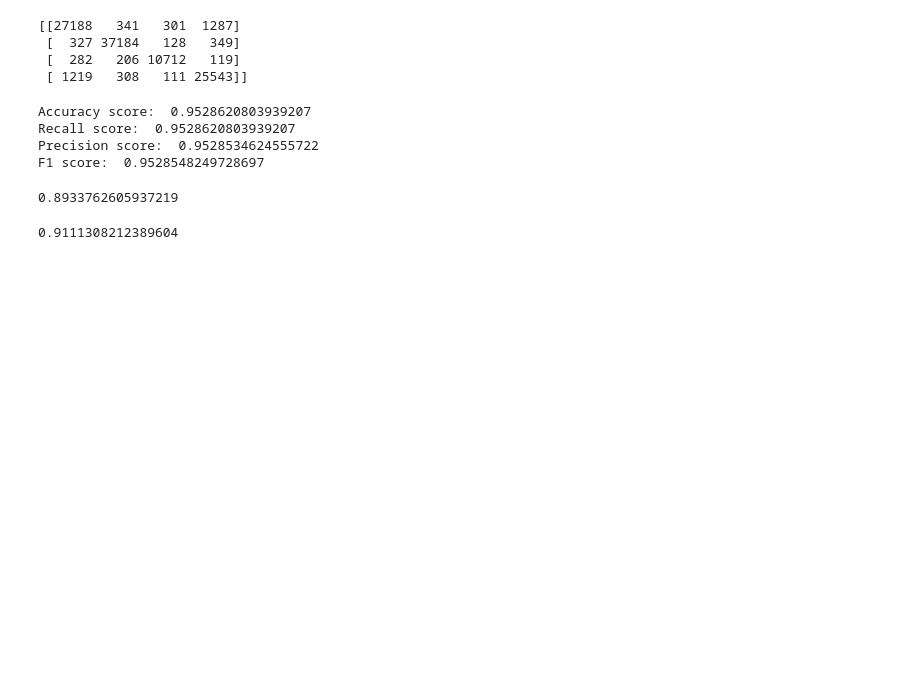
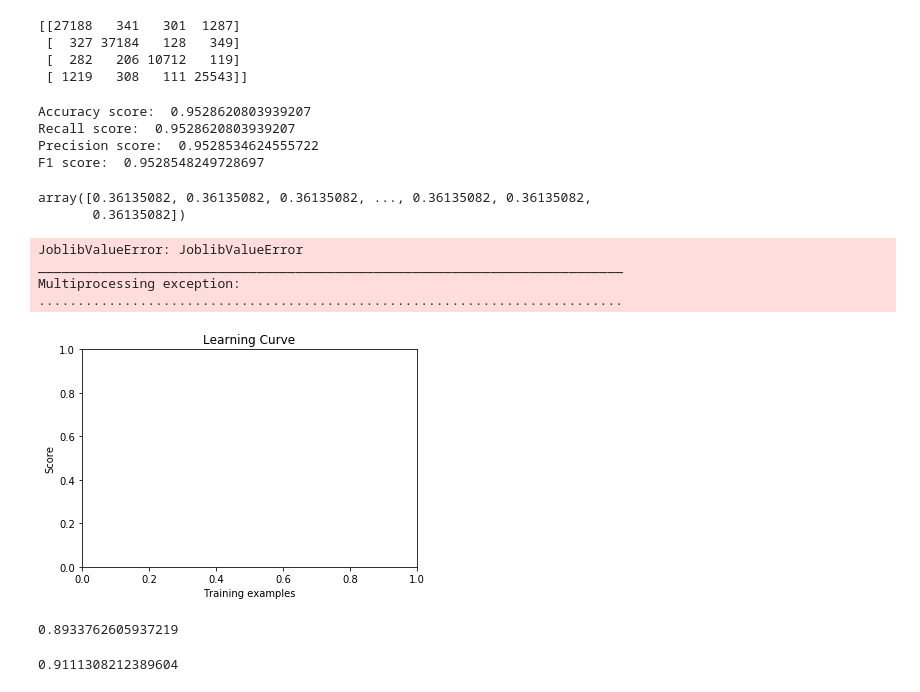
Before and after one commit to zxenia/textclf, a Jupyter notebook: clf_newsAggregator.ipynb, the cells around one changed output. Cells and saved outputs as stored; diff of their text form; code cells hidden in the pictures; blank space fills up the shorter version.

Commit message:
predict_proba for all clfs

```diff
--- a/clf_newsAggregator.ipynb
+++ b/clf_newsAggregator.ipynb
@@ -183,6 +185,21 @@ Accuracy score:  0.9528620803939207
 Recall score:  0.9528620803939207
 Precision score:  0.9528534624555722
 F1 score:  0.9528548249728697
+# %%
+# calculate predicted probabilities for predicted (well calibrated)
+y_pred_prob_mnb = gs_clf_mnb.predict_proba(predicted)[:, 1]
+y_pred_prob_mnb
+# %% [output]
+array([0.36135082, 0.36135082, 0.36135082, ..., 0.36135082, 0.36135082,
+       0.36135082])
+# %%
+skplt.estimators.plot_learning_curve(gs_clf_mnb, predicted, y_test)
+# %% [output]
+JoblibValueError: JoblibValueError
+___________________________________________________________________________
+Multiprocessing exception:
+...........................................................................
+[figure, added]
 # %%
 #check false negatives
 #false_n = X_test[predicted < y_test]
```
Also changed, not shown: parts of 8 cells of this notebook, 1 other file.
